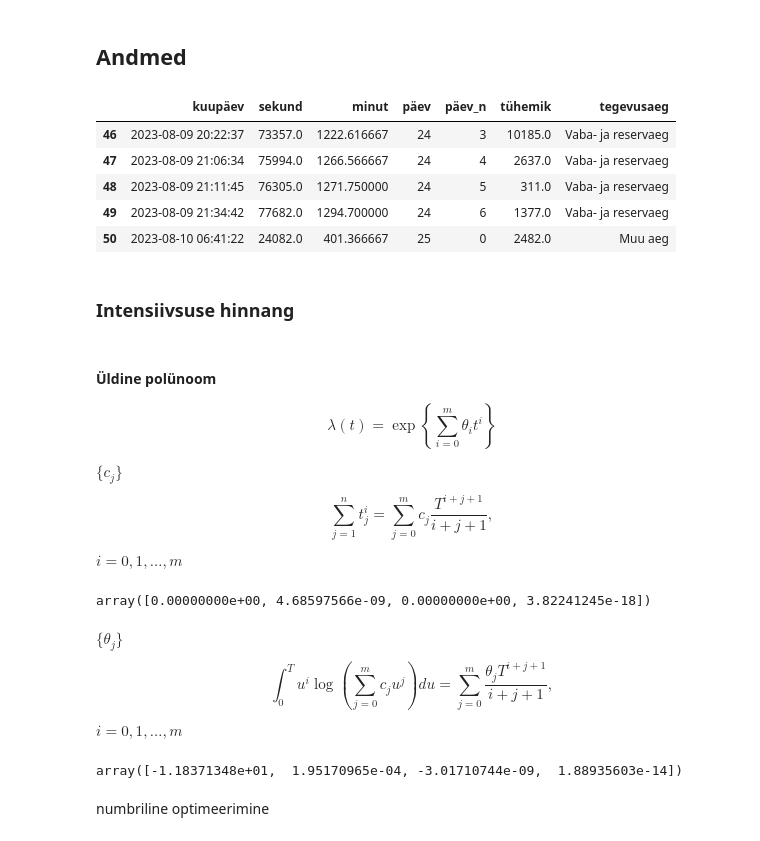
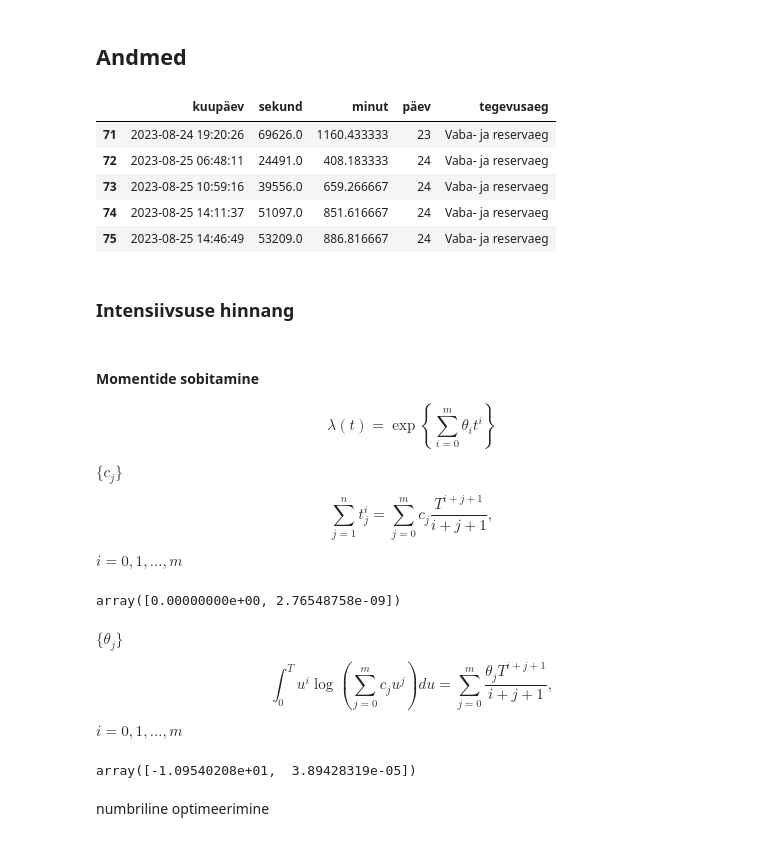
Before and after one commit to mart-mihkel/spioonid, a Jupyter notebook: main.ipynb, the cells around one changed output. Drawn from its saved outputs; the diff is of its cells as text; code cells hidden in the pictures.

```diff
--- a/main.ipynb
+++ b/main.ipynb
@@ -7,32 +8,33 @@ from datetime import datetime
 # %% [markdown]
 ## Andmed
 # %%
-hommik = 21_600  # hommikune äratus kell 06:00
-reservaeg = 60_300  # tavaline reservaja algus kell 16:45
+hommik = 21_600 / 60  # hommikune äratus kell 06:00
+reservaeg = 60_300 / 60  # reservaja algus kell 16:45
 esimene_päev = 197  # teenistuse esimene päev 17.07.2023
 # %%
 spioon_df = pd.read_csv('andmed/spioonid.csv')
 
 spioon_df['kuupäev'] = spioon_df['kuupäev'].apply(lambda x: datetime.fromisoformat(x))
 spioon_df['sekund'] = spioon_df['kuupäev'].apply(lambda x: (x - x.replace(hour=0, minute=0, second=0)).total_seconds())
 spioon_df['minut'] = spioon_df['sekund'] / 60
 spioon_df['päev'] = spioon_df['kuupäev'].apply(lambda x: x.timetuple().tm_yday - esimene_päev)
-spioon_df['päev_n'] = spioon_df.groupby('päev').cumcount()
-spioon_df['tühemik'] = spioon_df.groupby('päev')['sekund'].diff().fillna(spioon_df['sekund'] - hommik)
+spioon_df['päev'] = spioon_df.groupby('päev').ngroup()
+# spioon_df['päev_n'] = spioon_df.groupby('päev').cumcount()
+# spioon_df['tühemik'] = spioon_df.groupby('päev')['sekund'].diff().fillna(spioon_df['sekund'] - hommik)
 spioon_df['tegevusaeg'] = (spioon_df['sekund'] >= reservaeg).map({True: 'Vaba- ja reservaeg', False:'Muu aeg'})
 
 spioon_df.tail()
 # %% [output]
-|  | kuupäev | sekund | minut | päev | päev_n | tühemik | tegevusaeg |
-| 46 | 2023-08-09 20:22:37 | 73357.0 | 1222.616667 | 24 | 3 | 10185.0 | Vaba- ja reservaeg |
-| 47 | 2023-08-09 21:06:34 | 75994.0 | 1266.566667 | 24 | 4 | 2637.0 | Vaba- ja reservaeg |
-| 48 | 2023-08-09 21:11:45 | 76305.0 | 1271.750000 | 24 | 5 | 311.0 | Vaba- ja reservaeg |
-| 49 | 2023-08-09 21:34:42 | 77682.0 | 1294.700000 | 24 | 6 | 1377.0 | Vaba- ja reservaeg |
-| 50 | 2023-08-10 06:41:22 | 24082.0 | 401.366667 | 25 | 0 | 2482.0 | Muu aeg |
+|  | kuupäev | sekund | minut | päev | tegevusaeg |
+| 71 | 2023-08-24 19:20:26 | 69626.0 | 1160.433333 | 23 | Vaba- ja reservaeg |
+| 72 | 2023-08-25 06:48:11 | 24491.0 | 408.183333 | 24 | Vaba- ja reservaeg |
+| 73 | 2023-08-25 10:59:16 | 39556.0 | 659.266667 | 24 | Vaba- ja reservaeg |
+| 74 | 2023-08-25 14:11:37 | 51097.0 | 851.616667 | 24 | Vaba- ja reservaeg |
+| 75 | 2023-08-25 14:46:49 | 53209.0 | 886.816667 | 24 | Vaba- ja reservaeg |
 # %% [markdown]
 ### Intensiivsuse hinnang
 # %% [markdown]
-#### Üldine polünoom
+#### Momentide sobitamine
 \begin{equation}
     \lambda(t) = \exp{\left\{ \sum_{i = 0}^m \theta_i t^i \right\}}
 \end{equation}
@@ -46,15 +48,15 @@ $i = 0 , 1 , \dots , m$
 t = spioon_df[spioon_df['päev'] == 18]['sekund']
 T = t.max()
 n, = t.shape
-m = 3  # polünoomi järk
+m = 1  # polünoomi järk
 
-a = np.array([[np.power(T, i + j + 1) / (i + j + 1) for j in range(0, m + 1)] for i in range(0, m + 1)])
-b = np.array([np.sum(np.power(t, i)) for i in range(0, m + 1)])
+a = np.array([[pow(T, i + j + 1) / (i + j + 1) for j in range(0, m + 1)] for i in range(0, m + 1)])
+b = np.array([sum(pow(t, i)) for i in range(0, m + 1)])
 c = np.linalg.solve(a, b)
-c = np.maximum(c, np.zeros_like(c))  # !?
+c = np.maximum(c, np.zeros_like(c))  # !? nii ei tohiks vist !?
 c
 # %% [output]
-array([0.00000000e+00, 4.68597566e-09, 0.00000000e+00, 3.82241245e-18])
+array([0.00000000e+00, 2.76548758e-09])
 # %% [markdown]
 $\{ \theta_j \}$
 \begin{equation}
@@ -62,13 +64,13 @@ $\{ \theta_j \}$
 \end{equation}
 $i = 0 , 1 , \dots , m$
 # %%
-f = lambda u, i: np.power(u, i) * np.log(sum(c * np.power(np.repeat(u, m + 1), np.arange(0, m + 1))))
+f = lambda u, i: pow(u, i) * log(sum(c * pow(np.repeat(u, m + 1), np.arange(0, m + 1))))
 b = np.array([scipy.integrate.quad(f, 0, T, args=(i))[0] for i in range(0, m + 1)])
 
 deeta = np.linalg.solve(a, b)
 deeta
 # %% [output]
-array([-1.18371348e+01,  1.95170965e-04, -3.01710744e-09,  1.88935603e-14])
+array([-1.09540208e+01,  3.89428319e-05])
 # %% [markdown]
 numbriline optimeerimine
 # %% [markdown]
```
Also changed, not shown: parts of 15 cells of this notebook.
